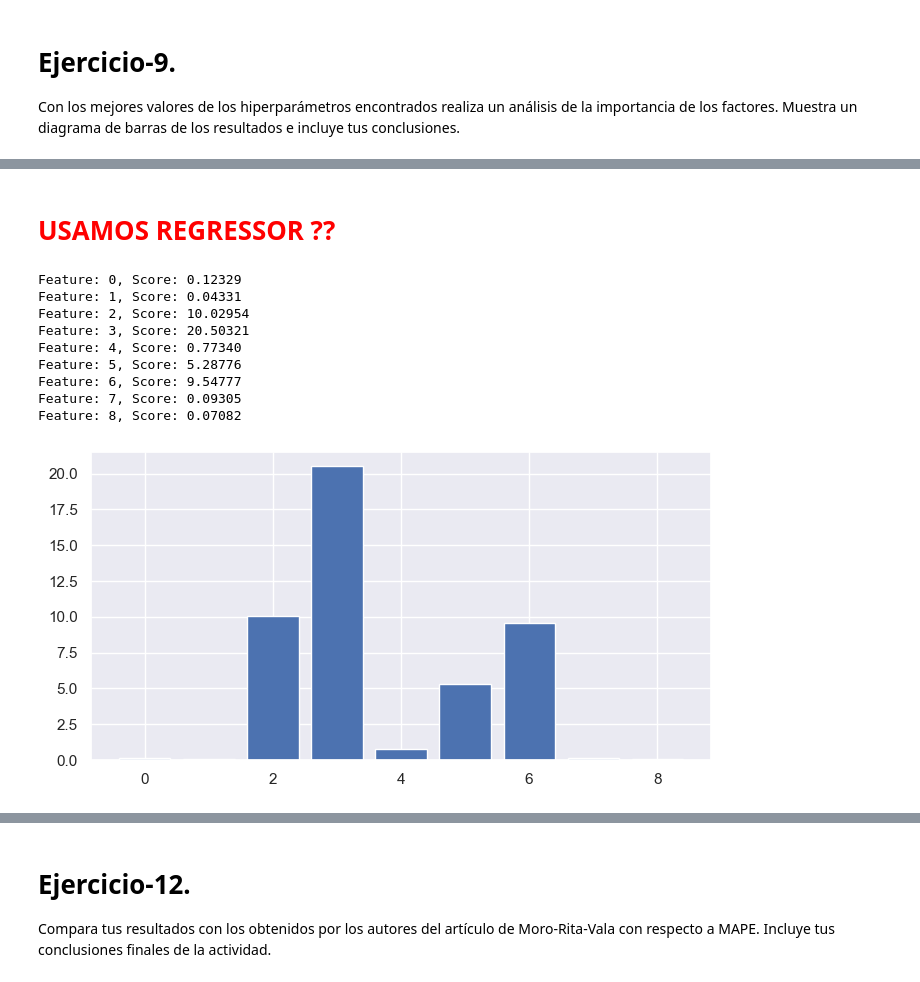
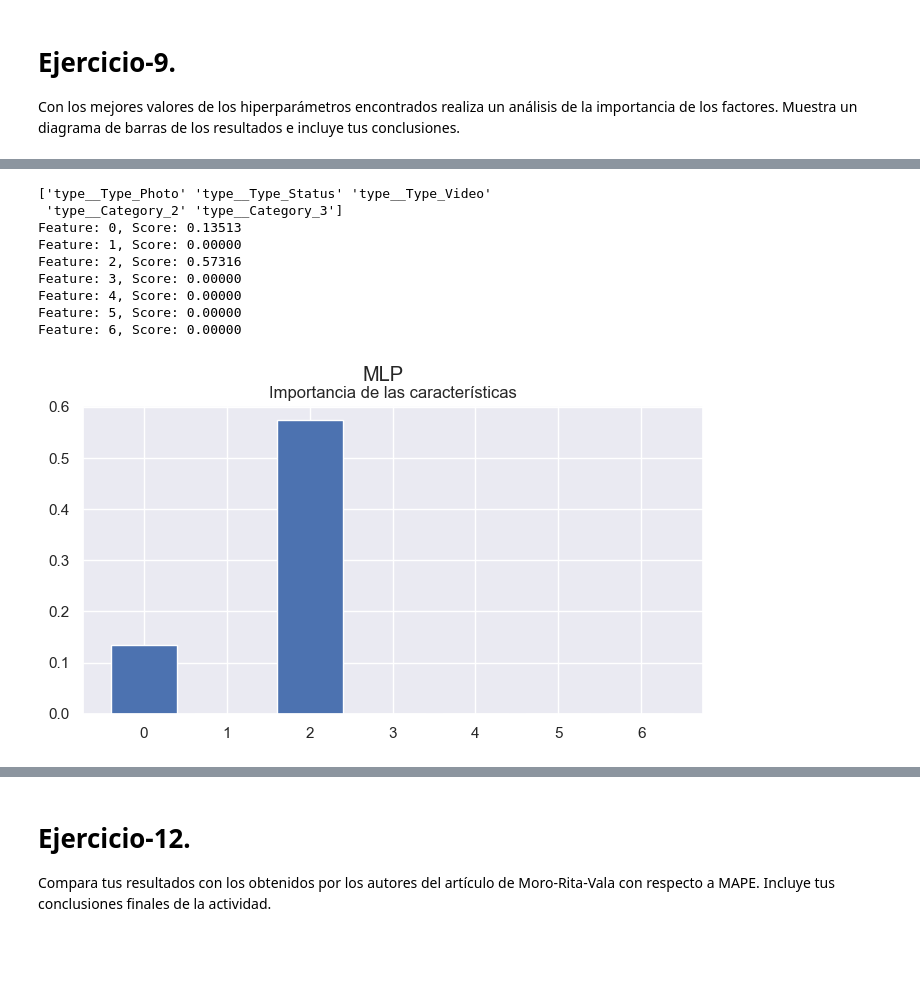
Before and after one commit to diego-carrera/iaa-equipo-30, a Jupyter notebook: semana7/MNA_IAyAA_semana_7_Actividad.ipynb, the cells around one changed output, grey strips where cells are left out. Cells and saved outputs as stored; diff of their text form; code cells hidden in the pictures; blank space fills up the shorter version.

Commit message:
arreglando pipes y detalles finales

```diff
--- a/semana7/MNA_IAyAA_semana_7_Actividad.ipynb
+++ b/semana7/MNA_IAyAA_semana_7_Actividad.ipynb
@@ -580,30 +553,37 @@ Feature: 8, Score: 0.21864
-# %% [markdown]
-<h1 style='color:red'> USAMOS REGRESSOR ?? </h1>
-# %%
-mlpregressor = MLPRegressor(
-  hidden_layer_sizes=(15, 15),
-  alpha=0.0001,
-  learning_rate_init= 0.01,
-  max_iter=50000
-)
-final_MLP = Pipeline(steps=[('model', TransformedTargetRegressor(regressor=mlpregressor,
-                                                                           func=np.log1p,
-                                                                           inverse_func=np.expm1))])
-final_MLP.fit(X_train_notLR, y_train)
-importance = permutation_importance(final_MLP, X_train_transformed, y_train, n_repeats=10)
-for i,v in enumerate(importance['importances_mean']):
-	print('Feature: %0d, Score: %.5f' % (i,v))
-
-plt.bar([x for x in range(len(importance['importances_mean']))], importance['importances_mean'])
-plt.show()
-# %% [output]
-Feature: 0, Score: 0.12329
-Feature: 1, Score: 0.04331
-Feature: 2, Score: 10.02954
-Feature: 3, Score: 20.50321
-Feature: 4, Score: 0.77340
-Feature: 5, Score: 5.28776
-Feature: 6, Score: 9.54777
-Feature: 7, Score: 0.09305
-Feature: 8, Score: 0.07082
-[figure, removed]
+# %%
+final_MLP = MLPRegressor(
+  alpha=0.1,
+  hidden_layer_sizes=(19, 19),
+  learning_rate_init= 0.1,
+  max_iter=50000
+)
+
+finalRegressor = TransformedTargetRegressor(
+  regressor=final_MLP,
+  func=np.log1p,
+  inverse_func=np.expm1
+)
+
+finalPipe = Pipeline(
+  steps=[
+    ('transformer', column_transformer_notLR),
+    ('model', finalRegressor)
+  ]
+)
+finalPipe.fit(X_train, y_train)
+importance = permutation_importance(finalPipe, X_train, y_train, n_repeats=10)
+
+feature_names = column_transformer_notLR.get_feature_names_out()
+print(feature_names)
+plot_importance(importance, 'MLP', 'Importancia de las características')
+# %% [output]
+['type__Type_Photo' 'type__Type_Status' 'type__Type_Video'
+ 'type__Category_2' 'type__Category_3']
+Feature: 0, Score: 0.13513
+Feature: 1, Score: 0.00000
+Feature: 2, Score: 0.57316
+Feature: 3, Score: 0.00000
+Feature: 4, Score: 0.00000
+Feature: 5, Score: 0.00000
+Feature: 6, Score: 0.00000
+[figure, added]
```
Also changed, not shown: parts of 26 cells of this notebook.
